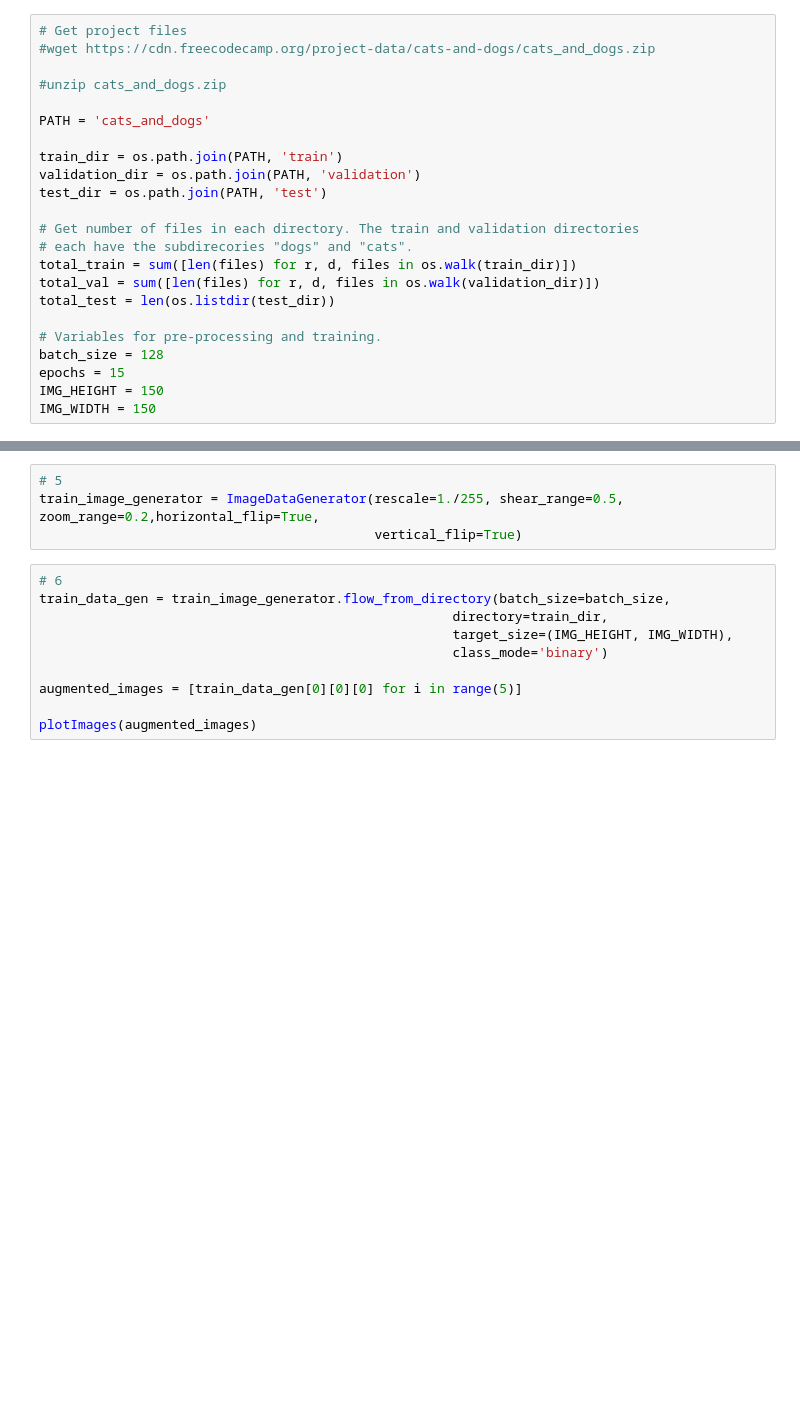
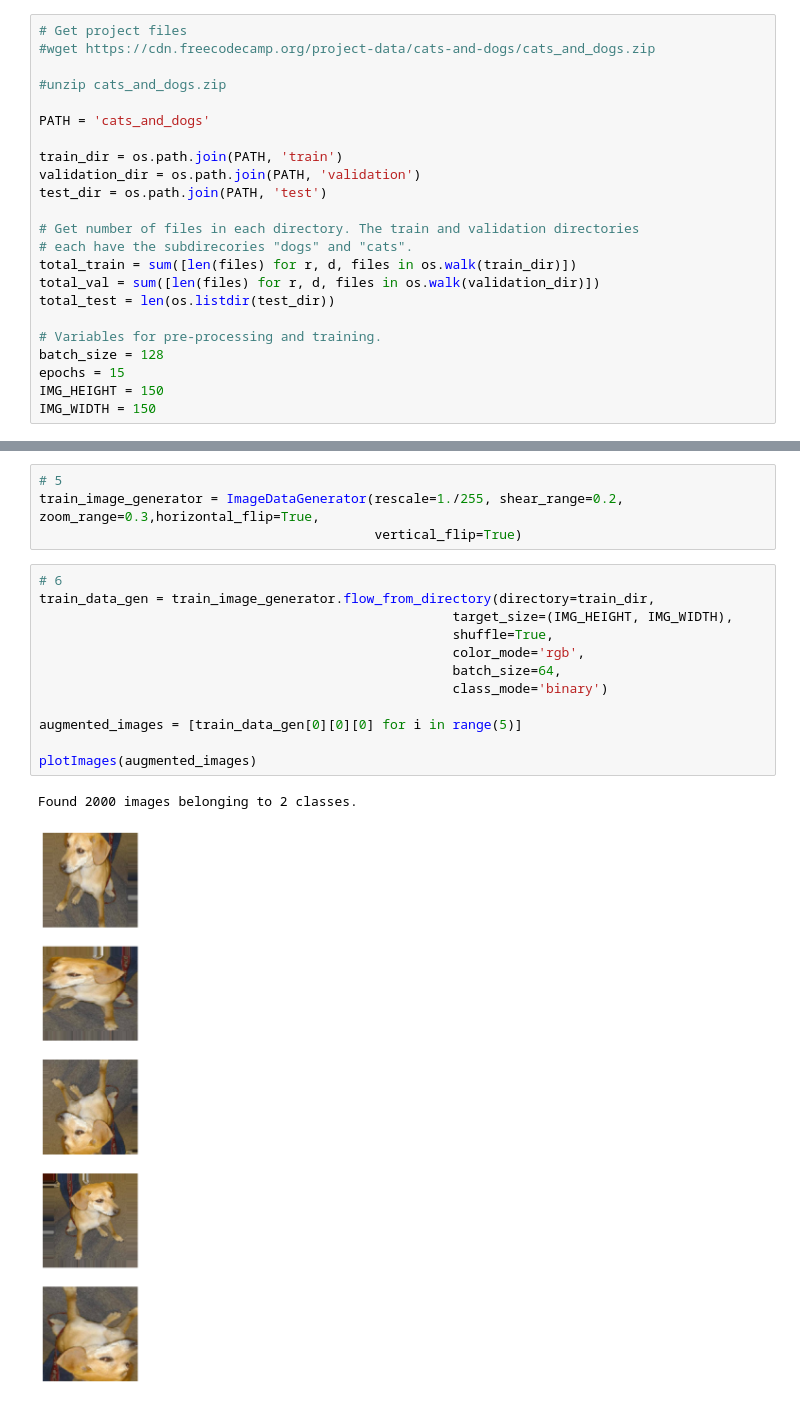
Before and after one commit to mostafadeiab/Machine-Learning-with-Python-Certification, a Jupyter notebook: Projects/Cat and Dog Image Classifier/fcc_cat_dog.ipynb, the cells around one changed output, grey strips where cells are left out. Drawn from its saved outputs; the diff is of its cells as text; blank space fills up the shorter version.

```diff
--- a/Projects/Cat and Dog Image Classifier/fcc_cat_dog.ipynb
+++ b/Projects/Cat and Dog Image Classifier/fcc_cat_dog.ipynb
@@ -85,16 +100,21 @@ plotImages(sample_training_images[:5])
 # %%
 # 5
-train_image_generator = ImageDataGenerator(rescale=1./255, shear_range=0.5, zoom_range=0.2,horizontal_flip=True,
+train_image_generator = ImageDataGenerator(rescale=1./255, shear_range=0.2, zoom_range=0.3,horizontal_flip=True,
                                            vertical_flip=True)
 # %%
 # 6
-train_data_gen = train_image_generator.flow_from_directory(batch_size=batch_size,
-                                                     directory=train_dir,
+train_data_gen = train_image_generator.flow_from_directory(directory=train_dir,
                                                      target_size=(IMG_HEIGHT, IMG_WIDTH),
+                                                     shuffle=True,
+                                                     color_mode='rgb',
+                                                     batch_size=64,
                                                      class_mode='binary')
 
 augmented_images = [train_data_gen[0][0][0] for i in range(5)]
 
 plotImages(augmented_images)
+# %% [output]
+Found 2000 images belonging to 2 classes.
+[figure, added]
 # %%
 # 7
```
Also changed, not shown: parts of 8 cells of this notebook.
